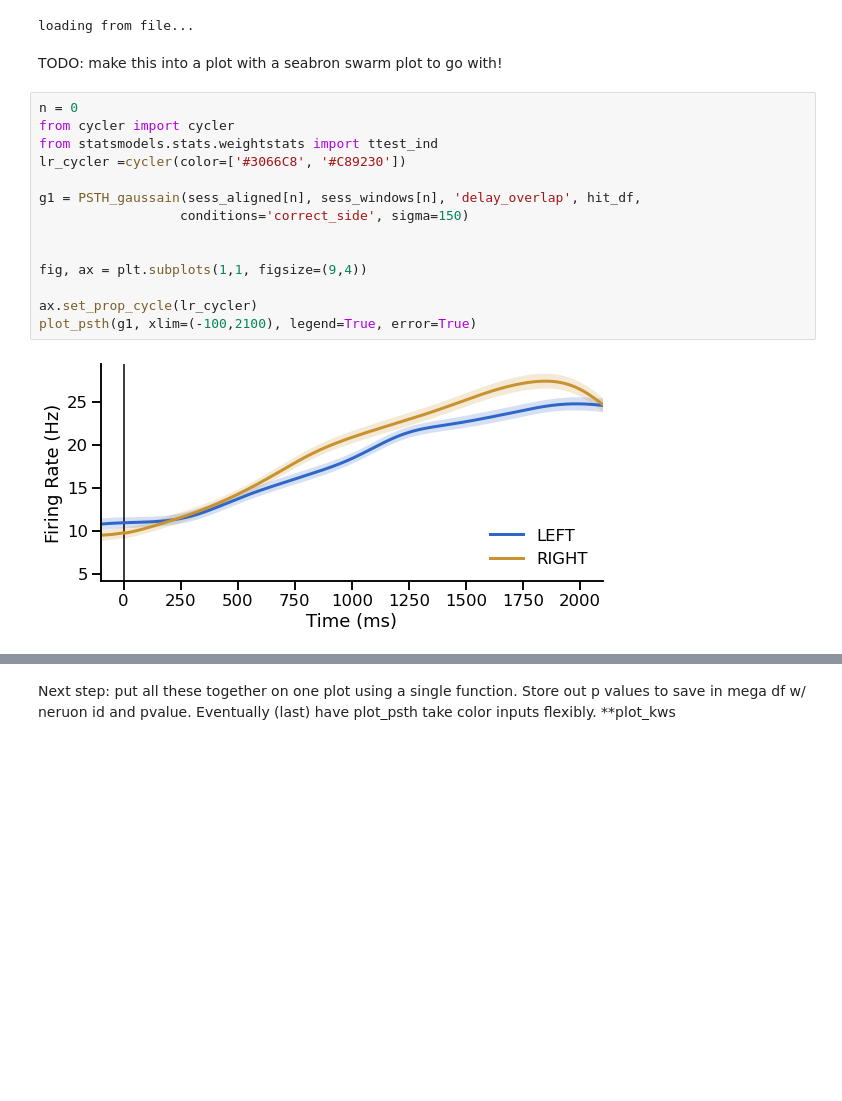
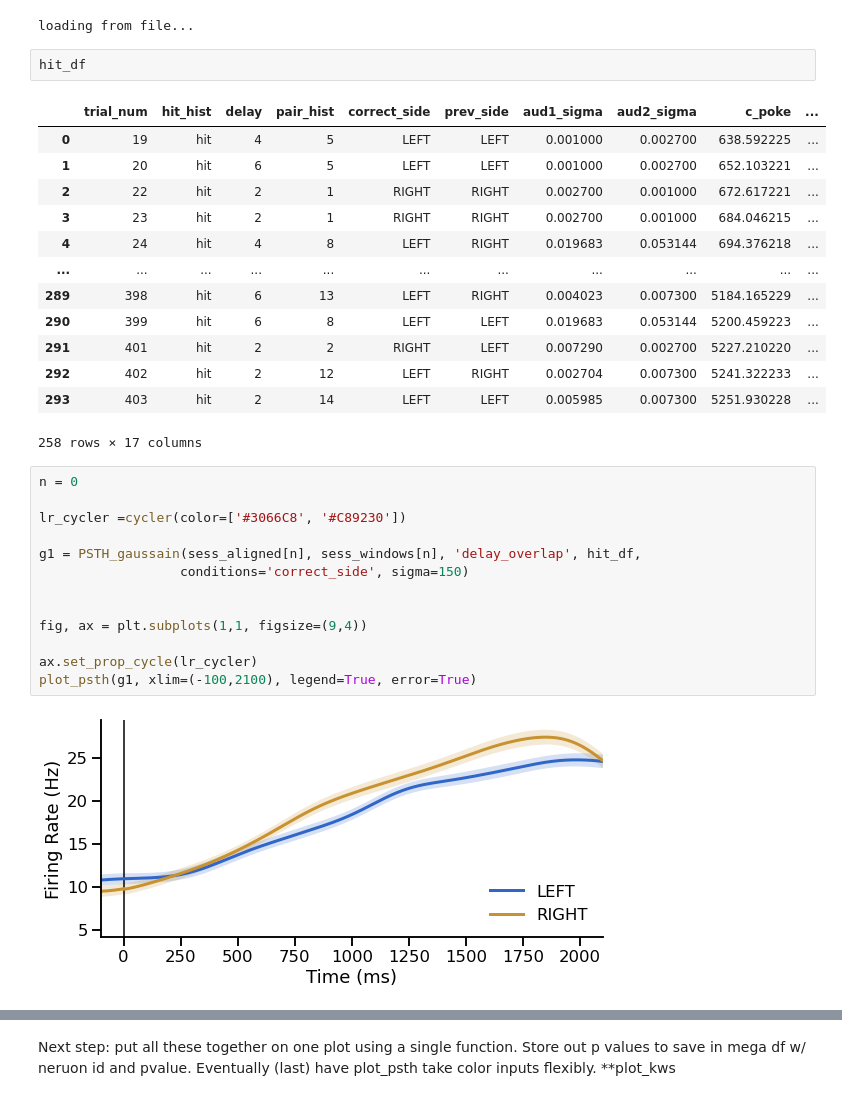
Before and after one commit to Brody-Lab/jbreda_PWM_mPFC_analysis, a Jupyter notebook: 2021_05_06_cleanup.ipynb, the cells around one changed output, grey strips where cells are left out. Drawn from its saved outputs; the diff is of its cells as text; blank space fills up the shorter version.

```diff
--- a/2021_05_06_cleanup.ipynb
+++ b/2021_05_06_cleanup.ipynb
@@ -54,12 +54,25 @@ sess_aligned, sess_windows = event_align_session(spks_dict, hit_df, sess_path,
                                                  file_name='2021_05_14_hit_only.pkl')
 # %% [output]
 loading from file...
-# %% [markdown]
-TODO: make this into a plot with a seabron swarm plot to go with!
+# %%
+hit_df
+# %% [output]
+|  | trial_num | hit_hist | delay | pair_hist | correct_side | prev_side | aud1_sigma | aud2_sigma | c_poke | ... |
+| 0 | 19 | hit | 4 | 5 | LEFT | LEFT | 0.001000 | 0.002700 | 638.592225 | ... |
+| 1 | 20 | hit | 6 | 5 | LEFT | LEFT | 0.001000 | 0.002700 | 652.103221 | ... |
+| 2 | 22 | hit | 2 | 1 | RIGHT | RIGHT | 0.002700 | 0.001000 | 672.617221 | ... |
+| 3 | 23 | hit | 2 | 1 | RIGHT | RIGHT | 0.002700 | 0.001000 | 684.046215 | ... |
+| 4 | 24 | hit | 4 | 8 | LEFT | RIGHT | 0.019683 | 0.053144 | 694.376218 | ... |
+| ... | ... | ... | ... | ... | ... | ... | ... | ... | ... | ... |
+| 289 | 398 | hit | 6 | 13 | LEFT | RIGHT | 0.004023 | 0.007300 | 5184.165229 | ... |
+| 290 | 399 | hit | 6 | 8 | LEFT | LEFT | 0.019683 | 0.053144 | 5200.459223 | ... |
+| 291 | 401 | hit | 2 | 2 | RIGHT | LEFT | 0.007290 | 0.002700 | 5227.210220 | ... |
+| 292 | 402 | hit | 2 | 12 | LEFT | RIGHT | 0.002704 | 0.007300 | 5241.322233 | ... |
+| 293 | 403 | hit | 2 | 14 | LEFT | LEFT | 0.005985 | 0.007300 | 5251.930228 | ... |
+258 rows × 17 columns
 # %%
 n = 0
-from cycler import cycler
-from statsmodels.stats.weightstats import ttest_ind
+
 lr_cycler =cycler(color=['#3066C8', '#C89230'])
 
 g1 = PSTH_gaussain(sess_aligned[n], sess_windows[n], 'delay_overlap', hit_df,
```
Also changed, not shown: parts of 3 cells of this notebook, 45 other files.
